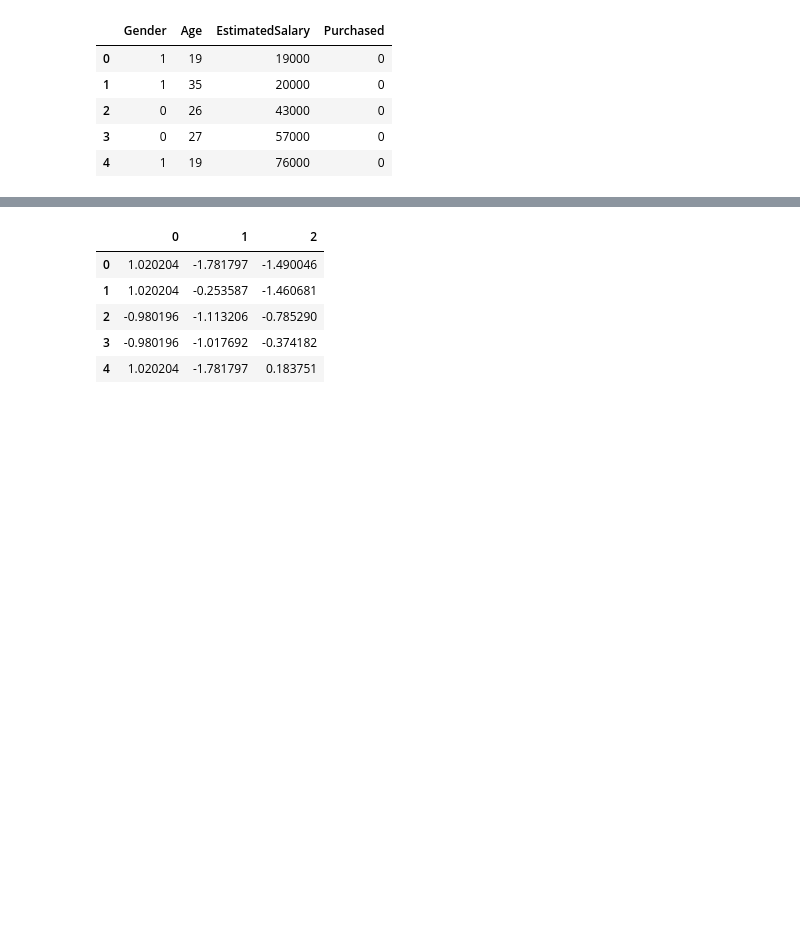
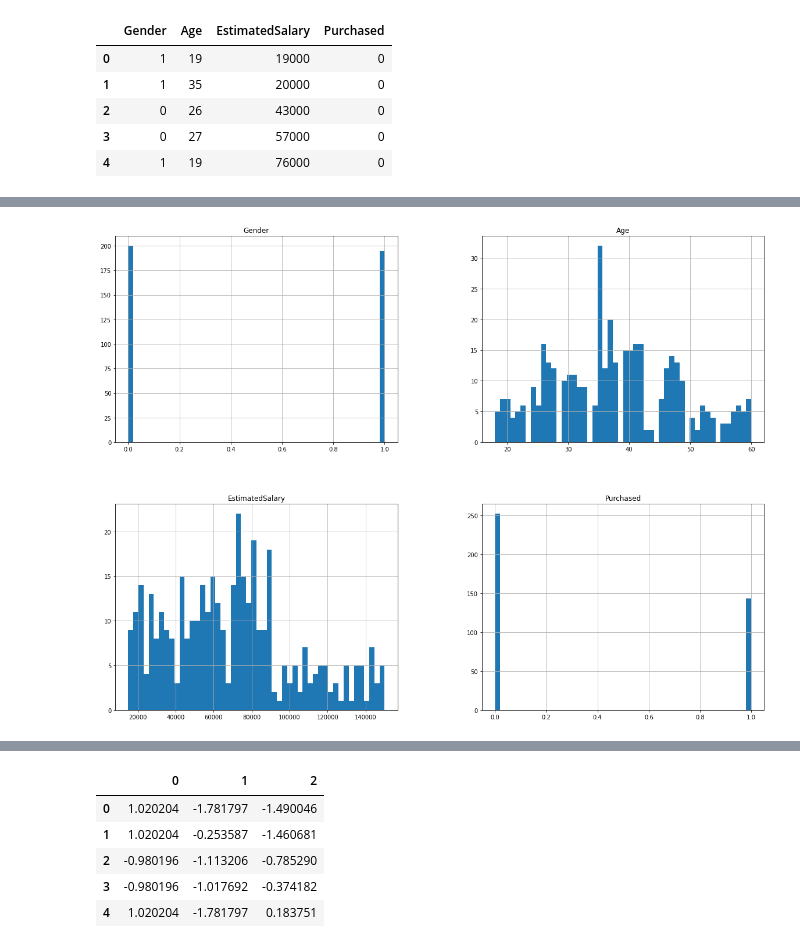
Before and after one commit to Snehitha2021/suv_purcase-prediction, a Jupyter notebook: suv_purcase.ipynb, the cells around one changed output, grey strips where cells are left out. Cells and saved outputs as stored; diff of their text form; code cells hidden in the pictures; blank space fills up the shorter version.

```diff
--- a/suv_purcase.ipynb
+++ b/suv_purcase.ipynb
@@ -49,0 +58,7 @@ df.head()
+# %%
+%matplotlib inline
+import matplotlib.pyplot as plt
+df.hist(bins=50,figsize=(20,15))
+plt.show()
+# %% [output]
+[figure, added]
```
Also changed, not shown: parts of 3 cells of this notebook.
